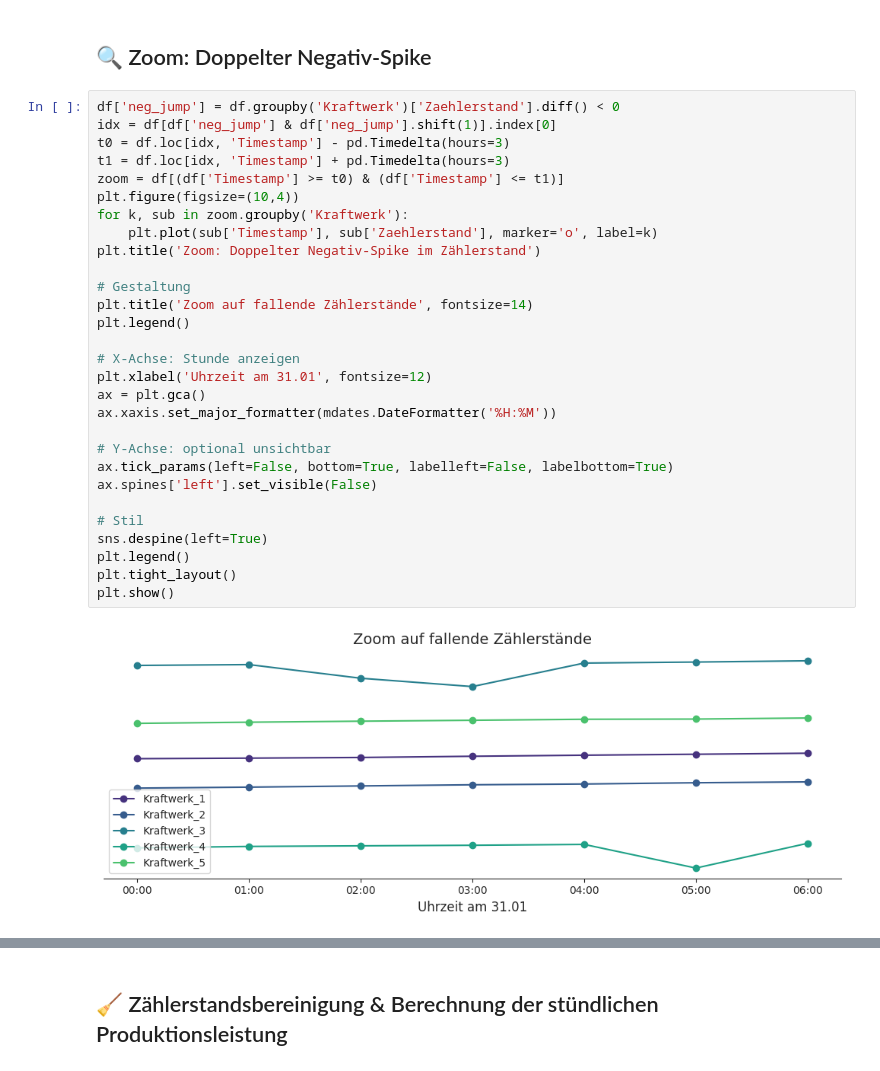
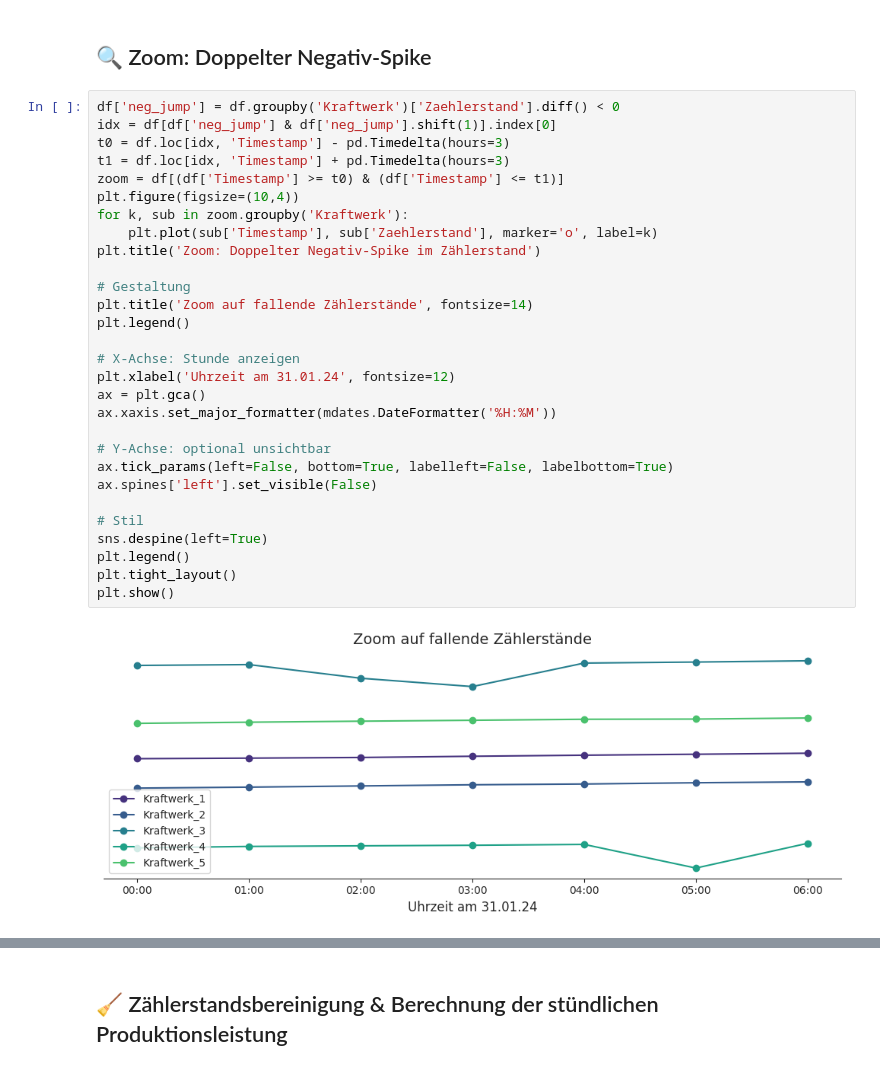
Before and after one commit to schwericke/gasag, a Jupyter notebook: notebooks/Kraftwerksanalyse_komplett.ipynb, the cells around one changed output, grey strips where cells are left out. Cells and saved outputs as stored; diff of their text form.

```diff
--- a/notebooks/Kraftwerksanalyse_komplett.ipynb
+++ b/notebooks/Kraftwerksanalyse_komplett.ipynb
@@ -54,32 +58,32 @@ plt.show()
 # %%
 df['neg_jump'] = df.groupby('Kraftwerk')['Zaehlerstand'].diff() < 0
 idx = df[df['neg_jump'] & df['neg_jump'].shift(1)].index[0]
 t0 = df.loc[idx, 'Timestamp'] - pd.Timedelta(hours=3)
 t1 = df.loc[idx, 'Timestamp'] + pd.Timedelta(hours=3)
 zoom = df[(df['Timestamp'] >= t0) & (df['Timestamp'] <= t1)]
 plt.figure(figsize=(10,4))
 for k, sub in zoom.groupby('Kraftwerk'):
     plt.plot(sub['Timestamp'], sub['Zaehlerstand'], marker='o', label=k)
 plt.title('Zoom: Doppelter Negativ-Spike im Zählerstand')
 
 # Gestaltung
 plt.title('Zoom auf fallende Zählerstände', fontsize=14)
 plt.legend()
 
 # X-Achse: Stunde anzeigen
-plt.xlabel('Uhrzeit am 31.01', fontsize=12)
+plt.xlabel('Uhrzeit am 31.01.24', fontsize=12)
 ax = plt.gca()
 ax.xaxis.set_major_formatter(mdates.DateFormatter('%H:%M'))
 
 # Y-Achse: optional unsichtbar
 ax.tick_params(left=False, bottom=True, labelleft=False, labelbottom=True)
 ax.spines['left'].set_visible(False)
 
 # Stil
 sns.despine(left=True)
 plt.legend()
 plt.tight_layout()
 plt.show()
 # %% [output]
-[figure, old version]
+[figure, new version]
 # %% [markdown]
```
Also changed, not shown: parts of 13 cells of this notebook, 2 other files.
